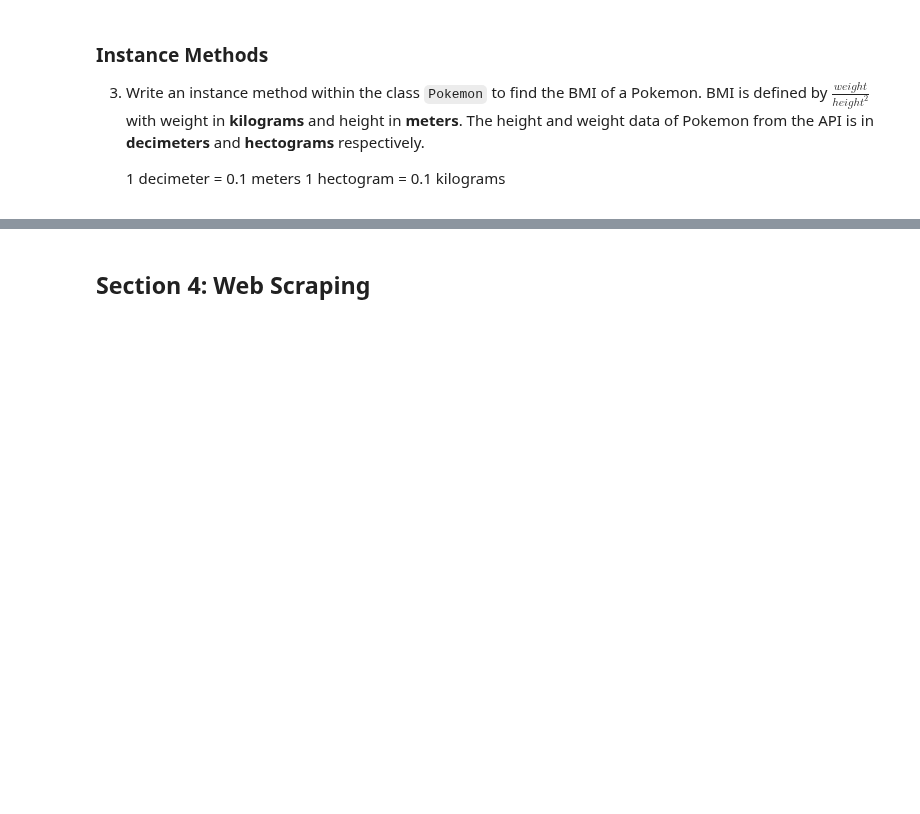
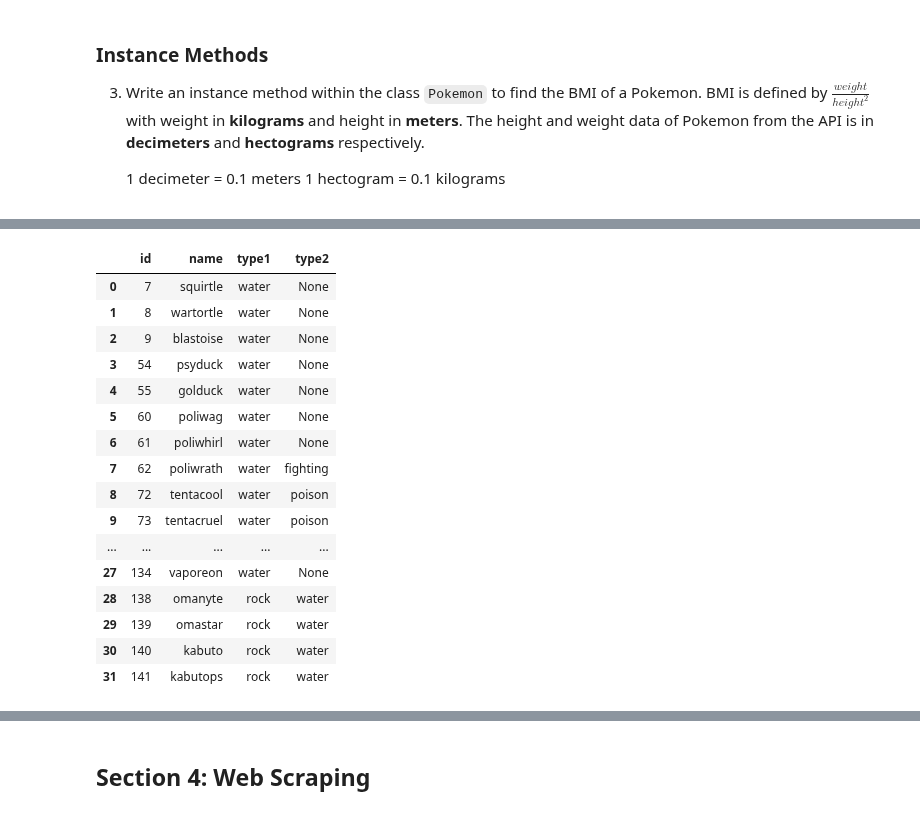
Before and after one commit to learn-co-students/module-2-assessment-round-1-nyc-ds-071519-module-2-assessment-round-1-1565011659, a Jupyter notebook: index.ipynb, the cells around one changed output, grey strips where cells are left out. Drawn from its saved outputs; the diff is of its cells as text; code cells hidden in the pictures; blank space fills up the shorter version.

```diff
--- a/index.ipynb
+++ b/index.ipynb
@@ -222,0 +386,21 @@ pd.read_sql(q5, cnx)
+# %%
+q2 = 'SELECT id, name, type1, type2 FROM Pokemon WHERE type1 = "water" or type2 = "water"'
+pd.read_sql(q2, cnx)
+# %% [output]
+|  | id | name | type1 | type2 |
+| 0 | 7 | squirtle | water | None |
+| 1 | 8 | wartortle | water | None |
+| 2 | 9 | blastoise | water | None |
+| 3 | 54 | psyduck | water | None |
+| 4 | 55 | golduck | water | None |
+| 5 | 60 | poliwag | water | None |
+| 6 | 61 | poliwhirl | water | None |
+| 7 | 62 | poliwrath | water | fighting |
+| 8 | 72 | tentacool | water | poison |
+| 9 | 73 | tentacruel | water | poison |
+| ... | ... | ... | ... | ... |
+| 27 | 134 | vaporeon | water | None |
+| 28 | 138 | omanyte | rock | water |
+| 29 | 139 | omastar | rock | water |
+| 30 | 140 | kabuto | rock | water |
+| 31 | 141 | kabutops | rock | water |
```
Also changed, not shown: parts of 31 cells of this notebook.
